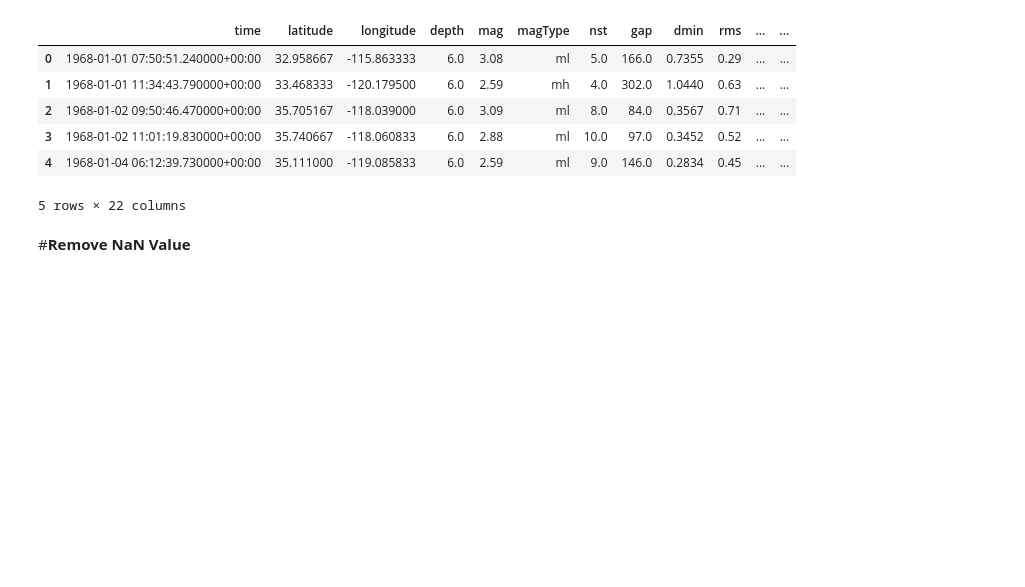
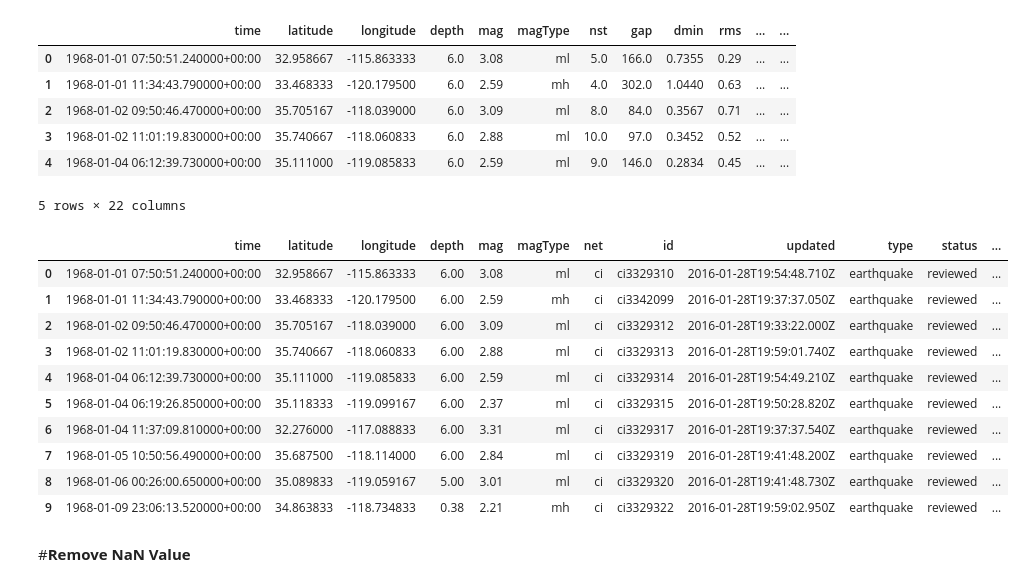
Before and after one commit to arifadli/Earthquake-Data-Preprocessing, a Jupyter notebook: Remove_Duplicate_NaN_Null_California.ipynb, the cells around one changed output. Saved outputs shown, nothing was run; the diff lists cells and outputs as text; code cells hidden in the pictures; blank space fills up the shorter version.

```diff
--- a/Remove_Duplicate_NaN_Null_California.ipynb
+++ b/Remove_Duplicate_NaN_Null_California.ipynb
@@ -42,3 +42,22 @@ df.head(5)
 | 3 | 1968-01-02 11:01:19.830000+00:00 | 35.740667 | -118.060833 | 6.0 | 2.88 | ml | 10.0 | 97.0 | 0.3452 | 0.52 | ... | ... |
 | 4 | 1968-01-04 06:12:39.730000+00:00 | 35.111000 | -119.085833 | 6.0 | 2.59 | ml | 9.0 | 146.0 | 0.2834 | 0.45 | ... | ... |
 5 rows × 22 columns
+# %%
+# Mengambil hanya kolom yang diinginkan
+selected_columns = ['time', 'latitude', 'longitude', 'depth', 'mag', 'magType', 'net', 'id', 'updated', 'type', 'status', 'locationSource', 'magSource']
+df_selected_columns = df[selected_columns]
+
+# Menampilkan DataFrame yang hanya berisi kolom yang dipilih
+df_selected_columns.head(10)
+# %% [output]
+|  | time | latitude | longitude | depth | mag | magType | net | id | updated | type | status | ... |
+| 0 | 1968-01-01 07:50:51.240000+00:00 | 32.958667 | -115.863333 | 6.00 | 3.08 | ml | ci | ci3329310 | 2016-01-28T19:54:48.710Z | earthquake | reviewed | ... |
+| 1 | 1968-01-01 11:34:43.790000+00:00 | 33.468333 | -120.179500 | 6.00 | 2.59 | mh | ci | ci3342099 | 2016-01-28T19:37:37.050Z | earthquake | reviewed | ... |
+| 2 | 1968-01-02 09:50:46.470000+00:00 | 35.705167 | -118.039000 | 6.00 | 3.09 | ml | ci | ci3329312 | 2016-01-28T19:33:22.000Z | earthquake | reviewed | ... |
+| 3 | 1968-01-02 11:01:19.830000+00:00 | 35.740667 | -118.060833 | 6.00 | 2.88 | ml | ci | ci3329313 | 2016-01-28T19:59:01.740Z | earthquake | reviewed | ... |
+| 4 | 1968-01-04 06:12:39.730000+00:00 | 35.111000 | -119.085833 | 6.00 | 2.59 | ml | ci | ci3329314 | 2016-01-28T19:54:49.210Z | earthquake | reviewed | ... |
+| 5 | 1968-01-04 06:19:26.850000+00:00 | 35.118333 | -119.099167 | 6.00 | 2.37 | ml | ci | ci3329315 | 2016-01-28T19:50:28.820Z | earthquake | reviewed | ... |
+| 6 | 1968-01-04 11:37:09.810000+00:00 | 32.276000 | -117.088833 | 6.00 | 3.31 | ml | ci | ci3329317 | 2016-01-28T19:37:37.540Z | earthquake | reviewed | ... |
+| 7 | 1968-01-05 10:50:56.490000+00:00 | 35.687500 | -118.114000 | 6.00 | 2.84 | ml | ci | ci3329319 | 2016-01-28T19:41:48.200Z | earthquake | reviewed | ... |
+| 8 | 1968-01-06 00:26:00.650000+00:00 | 35.089833 | -119.059167 | 5.00 | 3.01 | ml | ci | ci3329320 | 2016-01-28T19:41:48.730Z | earthquake | reviewed | ... |
+| 9 | 1968-01-09 23:06:13.520000+00:00 | 34.863833 | -118.734833 | 0.38 | 2.21 | mh | ci | ci3329322 | 2016-01-28T19:59:02.950Z | earthquake | reviewed | ... |
```
Also changed, not shown: parts of 6 cells of this notebook, 3 other files.
